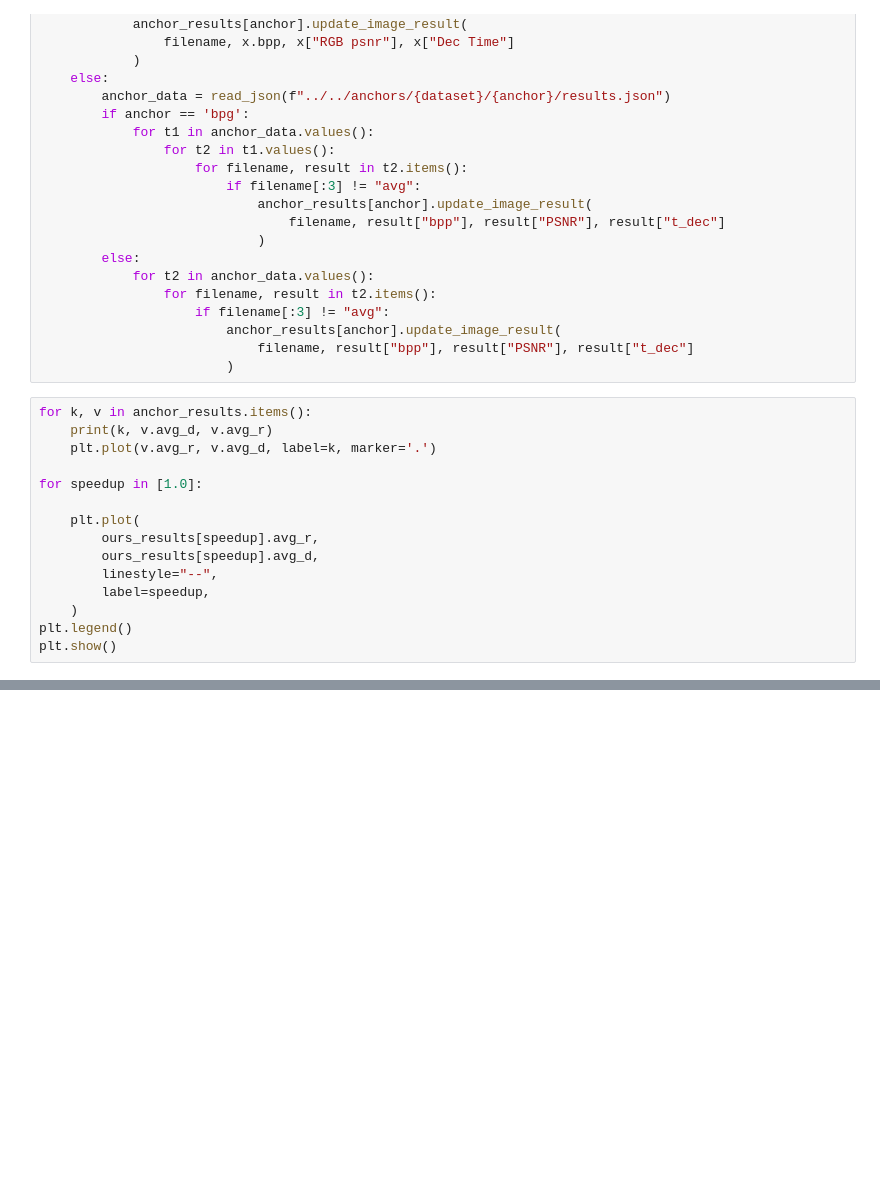
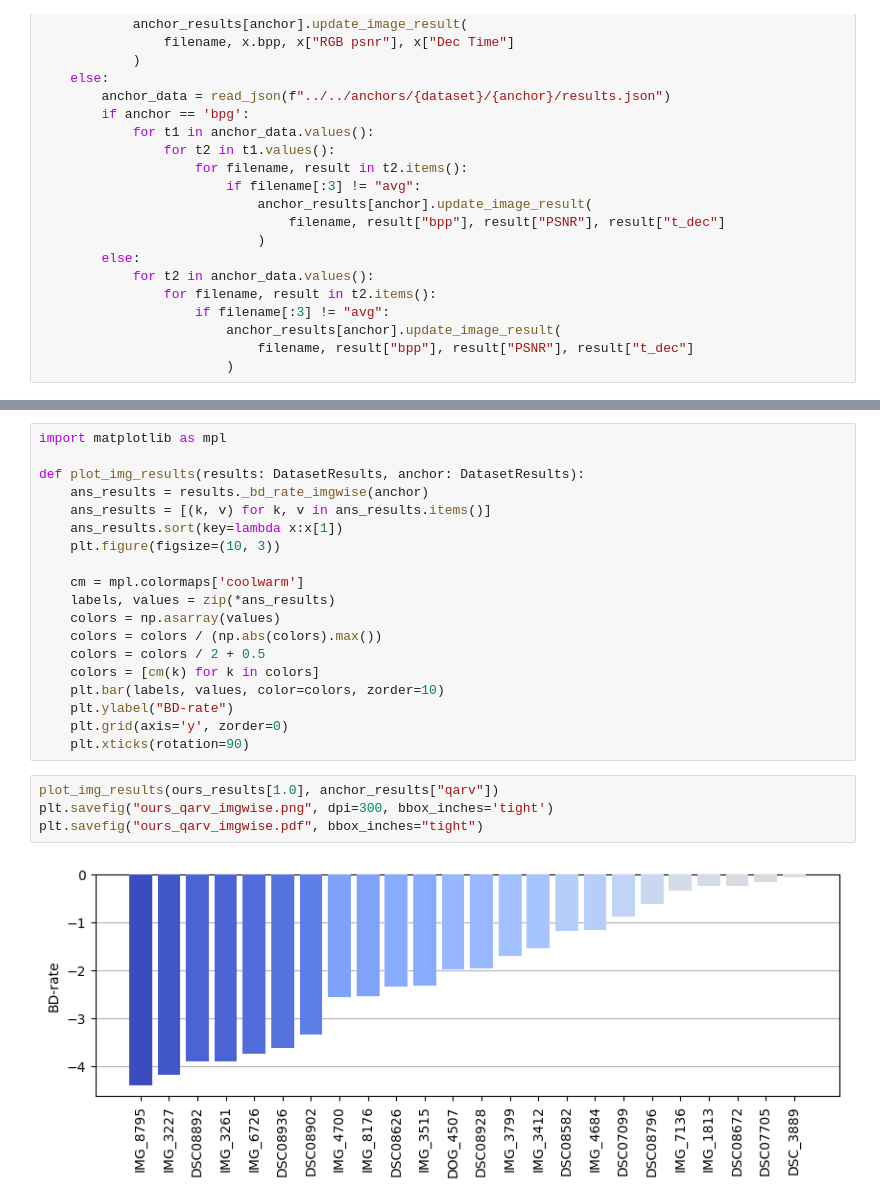
Before and after one commit to fgvfgfg564/TCM-lite, a Jupyter notebook: experiments/SAv1/performance/plot_performance.ipynb, the cells around one changed output, grey strips where cells are left out. Cells and saved outputs as stored; diff of their text form; blank space fills up the shorter version.

```diff
--- a/experiments/SAv1/performance/plot_performance.ipynb
+++ b/experiments/SAv1/performance/plot_performance.ipynb
@@ -177,18 +180,3 @@ for anchor in anchors:
                         anchor_results[anchor].update_image_result(
                             filename, result["bpp"], result["PSNR"], result["t_dec"]
                         )
-# %%
-for k, v in anchor_results.items():
-    print(k, v.avg_d, v.avg_r)
-    plt.plot(v.avg_r, v.avg_d, label=k, marker='.')
-
-for speedup in [1.0]:
-
-    plt.plot(
-        ours_results[speedup].avg_r,
-        ours_results[speedup].avg_d,
-        linestyle="--",
-        label=speedup,
-    )
-plt.legend()
-plt.show()
@@ -295,0 +257,25 @@ IMG_8795 -4.393841075783811
+# %%
+import matplotlib as mpl
+
+def plot_img_results(results: DatasetResults, anchor: DatasetResults):
+    ans_results = results._bd_rate_imgwise(anchor)
+    ans_results = [(k, v) for k, v in ans_results.items()]
+    ans_results.sort(key=lambda x:x[1])
+    plt.figure(figsize=(10, 3))
+
+    cm = mpl.colormaps['coolwarm']
+    labels, values = zip(*ans_results)
+    colors = np.asarray(values)
+    colors = colors / (np.abs(colors).max())
+    colors = colors / 2 + 0.5
+    colors = [cm(k) for k in colors]
+    plt.bar(labels, values, color=colors, zorder=10)
+    plt.ylabel("BD-rate")
+    plt.grid(axis='y', zorder=0)
+    plt.xticks(rotation=90)
+# %%
+plot_img_results(ours_results[1.0], anchor_results["qarv"])
+plt.savefig("ours_qarv_imgwise.png", dpi=300, bbox_inches='tight')
+plt.savefig("ours_qarv_imgwise.pdf", bbox_inches="tight")
+# %% [output]
+[figure, added]
```
Also changed, not shown: parts of 12 cells of this notebook, 3 other files.
